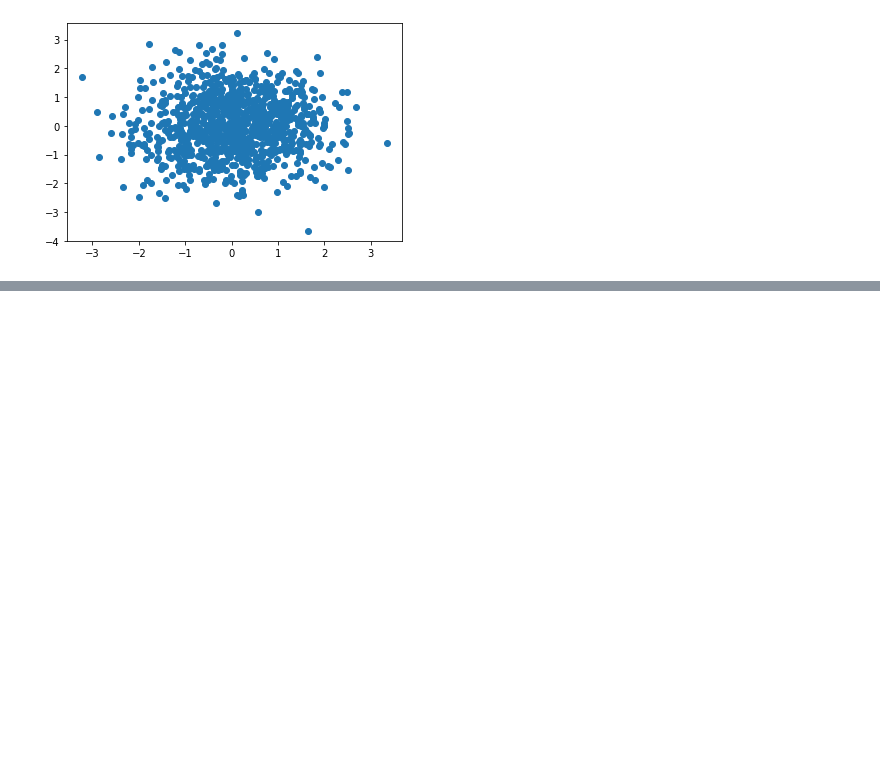
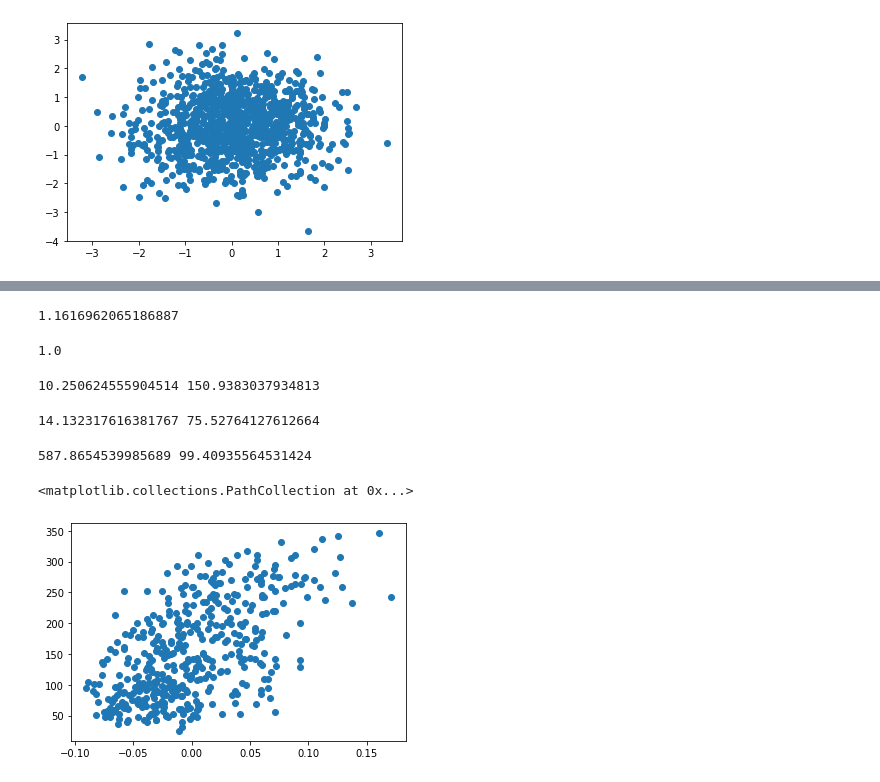
Before and after one commit to HyungJu/colab-practice, a Jupyter notebook: Untitled0_ipynb의_사본.ipynb, the cells around one changed output, grey strips where cells are left out. Saved outputs shown, nothing was run; the diff lists cells and outputs as text; code cells hidden in the pictures; blank space fills up the shorter version.

```diff
--- a/Untitled0_ipynb의_사본.ipynb
+++ b/Untitled0_ipynb의_사본.ipynb
@@ -61,0 +90,3 @@ plt.show()
+# %%
+x = diabetes.data[:, 2]
+y = diabetes.target
@@ -61,0 +117,45 @@ plt.show()
+# %%
+b_inc = b+0.1
+y_hat_inc = x[0] * w + b_inc
+print(y_hat_inc)
+# %% [output]
+1.1616962065186887
+# %%
+b_rate = (y_hat_inc - y_hat) / (b_inc - b)
+print(b_rate)
+# %% [output]
+1.0
+# %%
+err = y[0] - y_hat
+w_new = w + w_rate * err
+b_new = b + 1 * err
+print(w_new, b_new)
+# %% [output]
+10.250624555904514 150.9383037934813
+# %%
+y_hat = x[1] * w_new + b_new
+err = y[1] - y_hat
+w_rate = x[1]
+
+w_new = w_new + w_rate * err
+b_new = b_new + 1 * err
+print(w_new, b_new)
+# %% [output]
+14.132317616381767 75.52764127612664
+# %%
+for x_i, y_i in zip(x,y):
+  y_hat = x_i * w + b
+  err = y_i - y_hat
+  w_rate = x_i
+  w = w + w_rate * err
+  b = b + 1 * err
+
+print(w,b)
+# %% [output]
+587.8654539985689 99.40935564531424
+# %%
+plt.scatter(x,y
+)
+# %% [output]
+<matplotlib.collections.PathCollection at 0x...>
+[figure, added]
```
Also changed, not shown: parts of 13 cells of this notebook.
